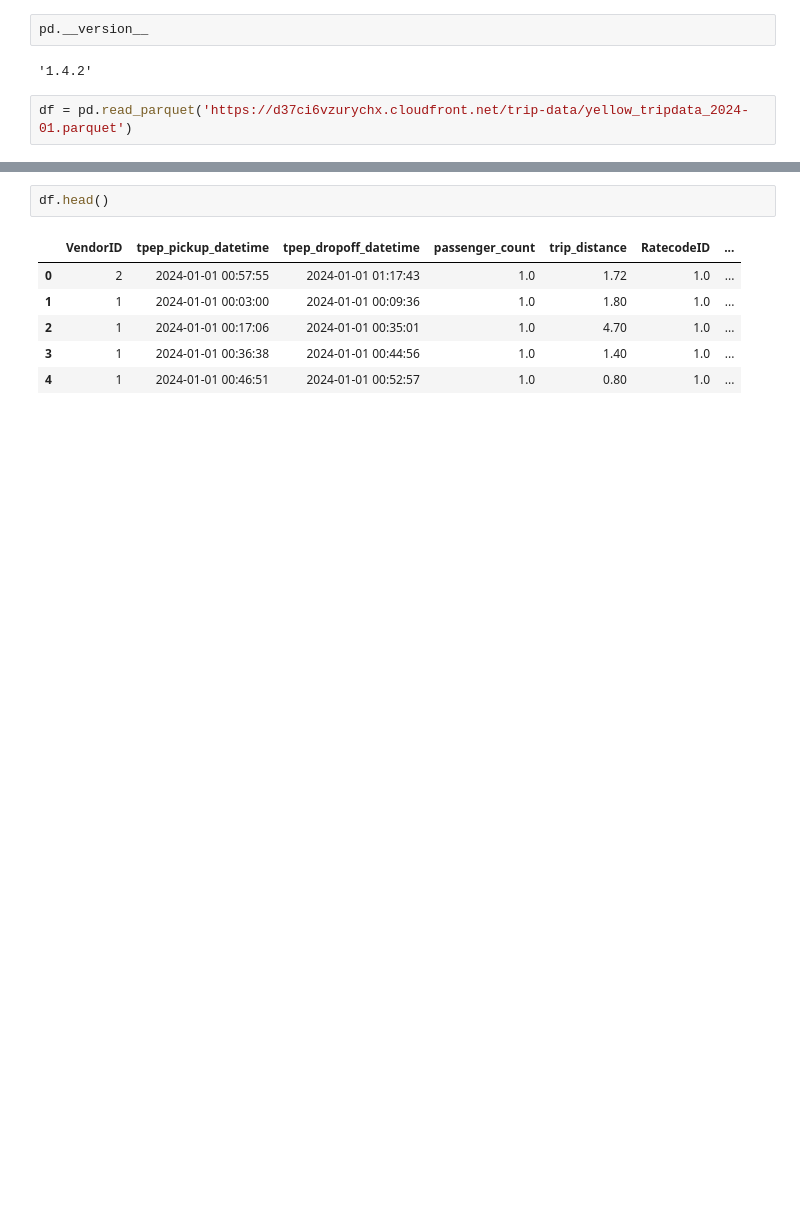
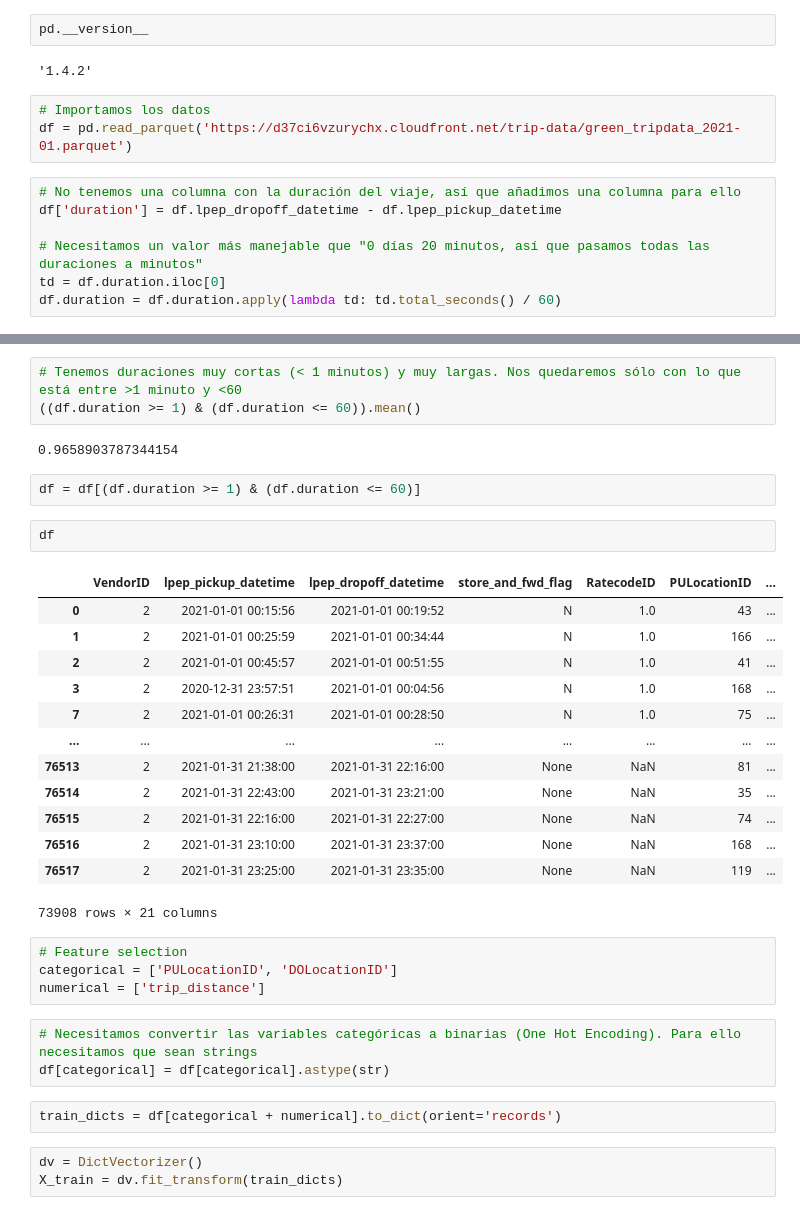
Before and after one commit to k-pablorp/mlops-zoomcamp, a Jupyter notebook: 01-intro/homework.ipynb, the cells around one changed output, grey strips where cells are left out. Saved outputs shown, nothing was run; the diff lists cells and outputs as text; blank space fills up the shorter version.

Commit message:
Video 1.3: training ride duration prediction model

```diff
--- a/01-intro/homework.ipynb
+++ b/01-intro/homework.ipynb
@@ -5,4 +14,12 @@ pd.__version__
 # %% [output]
 '1.4.2'
 # %%
-df = pd.read_parquet('https://d37ci6vzurychx.cloudfront.net/trip-data/yellow_tripdata_2024-01.parquet')
+# Importamos los datos
+df = pd.read_parquet('https://d37ci6vzurychx.cloudfront.net/trip-data/green_tripdata_2021-01.parquet')
+# %%
+# No tenemos una columna con la duración del viaje, así que añadimos una columna para ello
+df['duration'] = df.lpep_dropoff_datetime - df.lpep_pickup_datetime
+
+# Necesitamos un valor más manejable que "0 días 20 minutos, así que pasamos todas las duraciones a minutos"
+td = df.duration.iloc[0]
+df.duration = df.duration.apply(lambda td: td.total_seconds() / 60)
@@ -9,9 +57,35 @@ df = pd.read_parquet('https://d37ci6vzurychx.cloudfront.net/trip-data/yellow_tri
+# %%
+# Tenemos duraciones muy cortas (< 1 minutos) y muy largas. Nos quedaremos sólo con lo que está entre >1 minuto y <60
+((df.duration >= 1) & (df.duration <= 60)).mean()
+# %% [output]
+0.9658903787344154
+# %%
+df = df[(df.duration >= 1) & (df.duration <= 60)]
 # %%
-df.head()
+df
 # %% [output]
-|  | VendorID | tpep_pickup_datetime | tpep_dropoff_datetime | passenger_count | trip_distance | RatecodeID | ... |
-| 0 | 2 | 2024-01-01 00:57:55 | 2024-01-01 01:17:43 | 1.0 | 1.72 | 1.0 | ... |
-| 1 | 1 | 2024-01-01 00:03:00 | 2024-01-01 00:09:36 | 1.0 | 1.80 | 1.0 | ... |
-| 2 | 1 | 2024-01-01 00:17:06 | 2024-01-01 00:35:01 | 1.0 | 4.70 | 1.0 | ... |
-| 3 | 1 | 2024-01-01 00:36:38 | 2024-01-01 00:44:56 | 1.0 | 1.40 | 1.0 | ... |
-| 4 | 1 | 2024-01-01 00:46:51 | 2024-01-01 00:52:57 | 1.0 | 0.80 | 1.0 | ... |
+|  | VendorID | lpep_pickup_datetime | lpep_dropoff_datetime | store_and_fwd_flag | RatecodeID | PULocationID | ... |
+| 0 | 2 | 2021-01-01 00:15:56 | 2021-01-01 00:19:52 | N | 1.0 | 43 | ... |
+| 1 | 2 | 2021-01-01 00:25:59 | 2021-01-01 00:34:44 | N | 1.0 | 166 | ... |
+| 2 | 2 | 2021-01-01 00:45:57 | 2021-01-01 00:51:55 | N | 1.0 | 41 | ... |
+| 3 | 2 | 2020-12-31 23:57:51 | 2021-01-01 00:04:56 | N | 1.0 | 168 | ... |
+| 7 | 2 | 2021-01-01 00:26:31 | 2021-01-01 00:28:50 | N | 1.0 | 75 | ... |
+| ... | ... | ... | ... | ... | ... | ... | ... |
+| 76513 | 2 | 2021-01-31 21:38:00 | 2021-01-31 22:16:00 | None | NaN | 81 | ... |
+| 76514 | 2 | 2021-01-31 22:43:00 | 2021-01-31 23:21:00 | None | NaN | 35 | ... |
+| 76515 | 2 | 2021-01-31 22:16:00 | 2021-01-31 22:27:00 | None | NaN | 74 | ... |
+| 76516 | 2 | 2021-01-31 23:10:00 | 2021-01-31 23:37:00 | None | NaN | 168 | ... |
+| 76517 | 2 | 2021-01-31 23:25:00 | 2021-01-31 23:35:00 | None | NaN | 119 | ... |
+73908 rows × 21 columns
+# %%
+# Feature selection
+categorical = ['PULocationID', 'DOLocationID']
+numerical = ['trip_distance']
+# %%
+# Necesitamos convertir las variables categóricas a binarias (One Hot Encoding). Para ello necesitamos que sean strings
+df[categorical] = df[categorical].astype(str)
+# %%
+train_dicts = df[categorical + numerical].to_dict(orient='records')
+# %%
+dv = DictVectorizer()
+X_train = dv.fit_transform(train_dicts)
```
Also changed, not shown: parts of 28 cells of this notebook.
